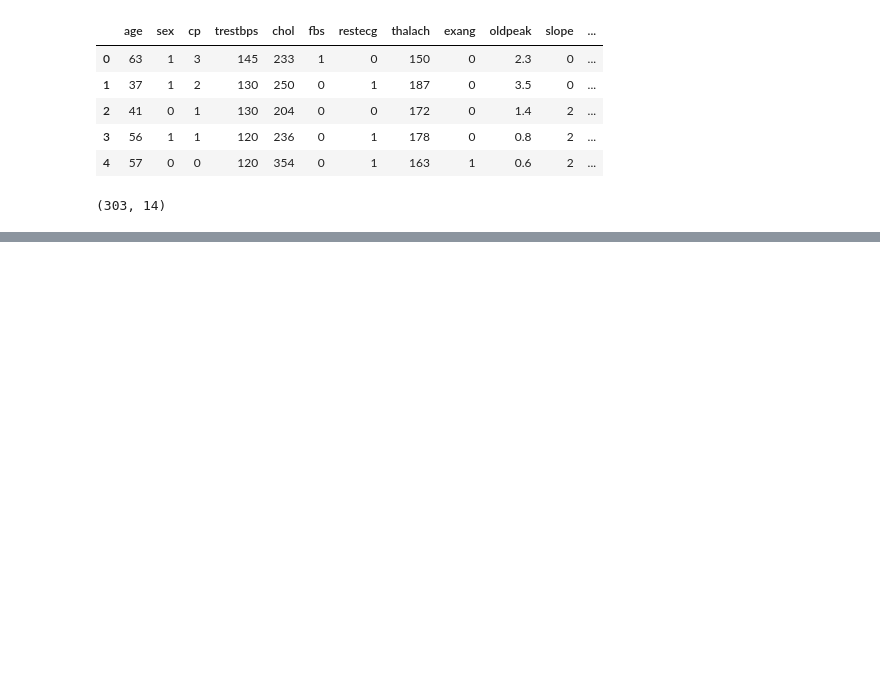
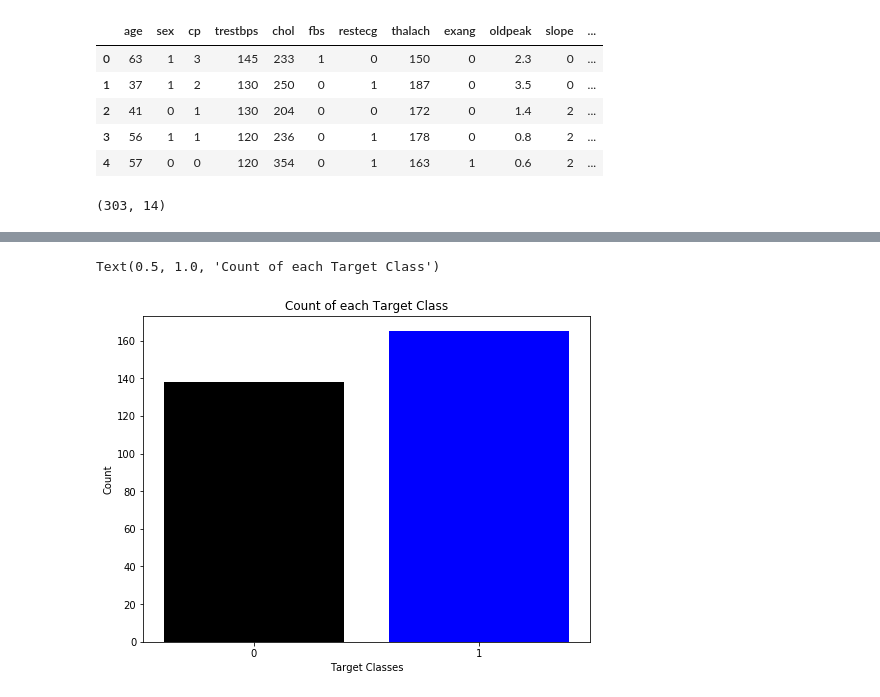
Before and after one commit to jahidkhandaker/HeartDiseasePrediction, a Jupyter notebook: ShakilAhmed/Heart_Disease_Prediction.ipynb, the cells around one changed output, grey strips where cells are left out. Cells and saved outputs as stored; diff of their text form; code cells hidden in the pictures; blank space fills up the shorter version.

```diff
--- a/ShakilAhmed/Heart_Disease_Prediction.ipynb
+++ b/ShakilAhmed/Heart_Disease_Prediction.ipynb
@@ -24,0 +147,10 @@ heart.shape
+# %%
+rcParams['figure.figsize'] = 8,6
+plt.bar(heart['target'].unique(), heart['target'].value_counts(), color = ['blue', 'black'])
+plt.xticks([0, 1])
+plt.xlabel('Target Classes')
+plt.ylabel('Count')
+plt.title('Count of each Target Class')
+# %% [output]
+Text(0.5, 1.0, 'Count of each Target Class')
+[figure, added]
```
Also changed, not shown: parts of 14 cells of this notebook.
